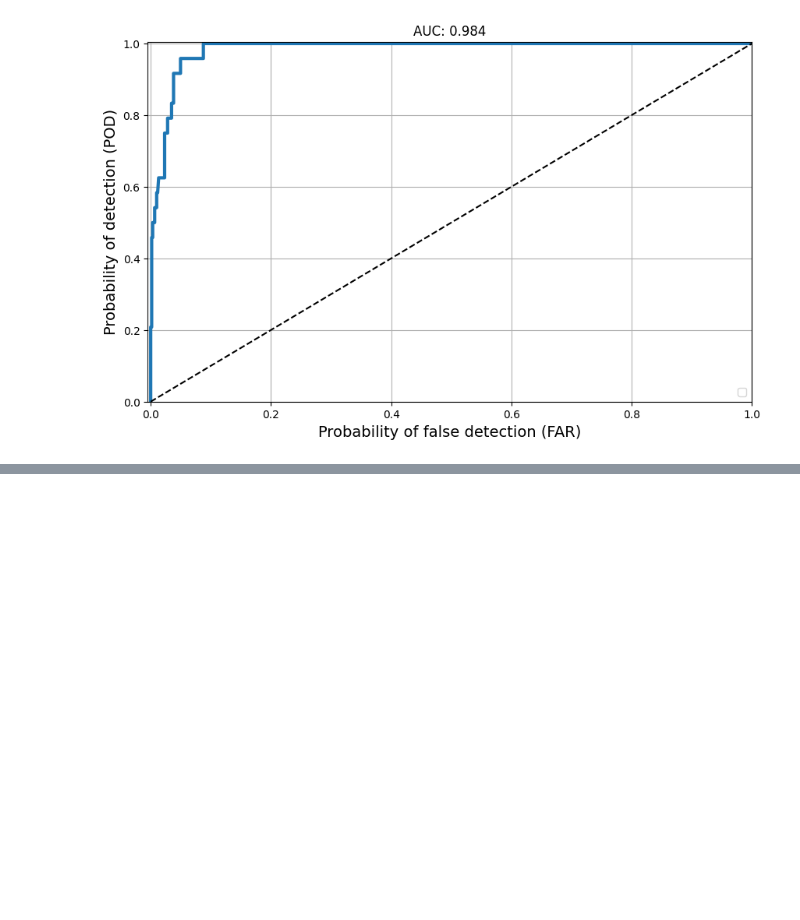
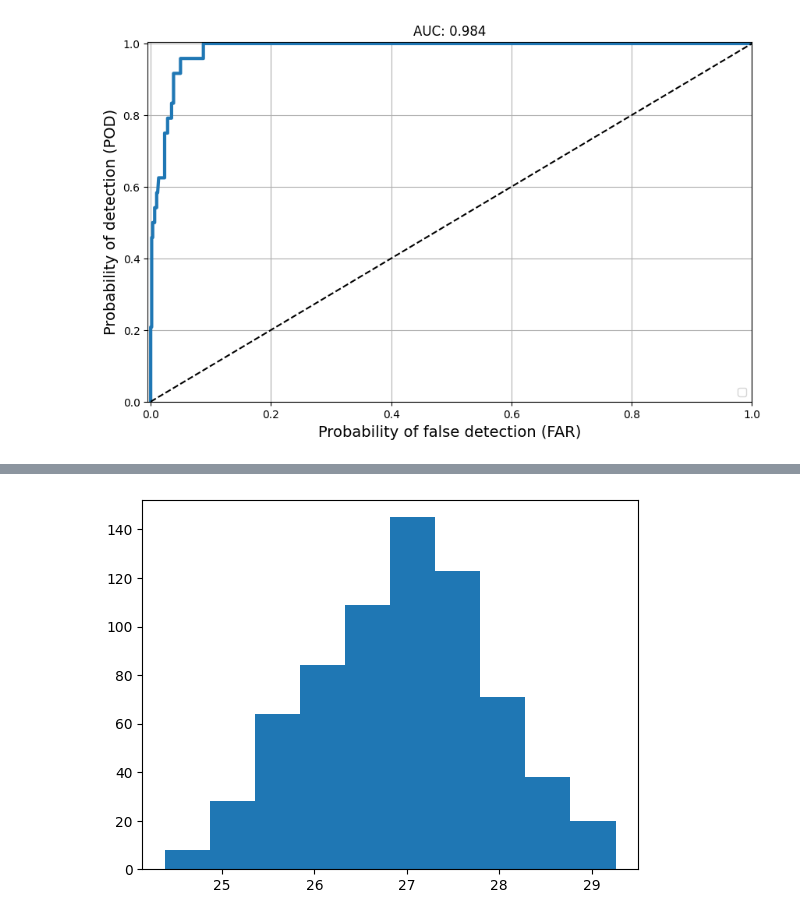
Before and after one commit to mariajmolina/UMDAOSC650, a Jupyter notebook: evaluation.ipynb, the cells around one changed output, grey strips where cells are left out. Drawn from its saved outputs; the diff is of its cells as text; code cells hidden in the pictures; blank space fills up the shorter version.

```diff
--- a/evaluation.ipynb
+++ b/evaluation.ipynb
@@ -726,0 +733,5 @@ Some suggestions below:
+# %%
+# reading dataset from NOAA online
+dataset = pd.read_csv(
+    'http://www.cpc.ncep.noaa.gov/data/indices/oni.ascii.txt',
+    delim_whitespace=True)
@@ -726,0 +747,10 @@ Some suggestions below:
+# %%
+# lets see how bootstrapping can help us create population statistics
+future_samples = dataset["TOTAL"][200:]
+past_samples = dataset["TOTAL"][:200]
+# %%
+# the future population
+plt.hist(future_samples)
+plt.show()
+# %% [output]
+[figure, added]
```
Also changed, not shown: parts of 8 cells of this notebook.
